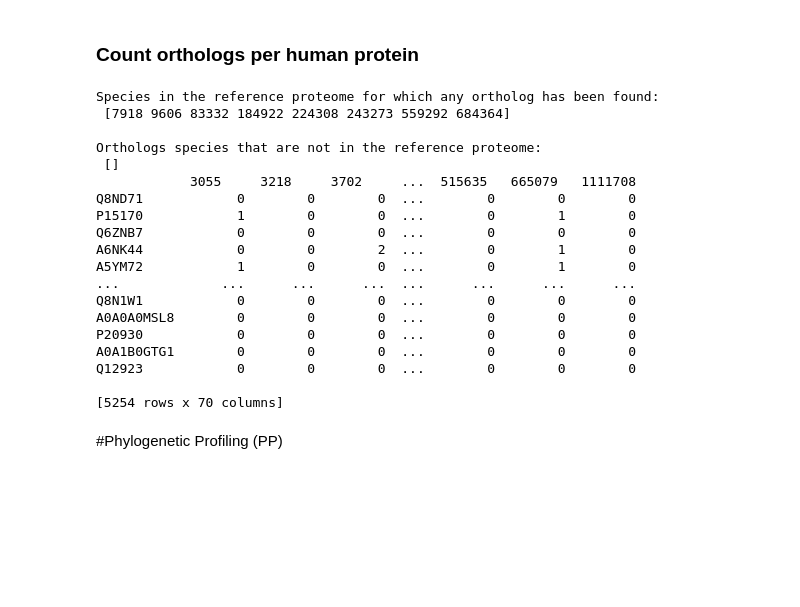
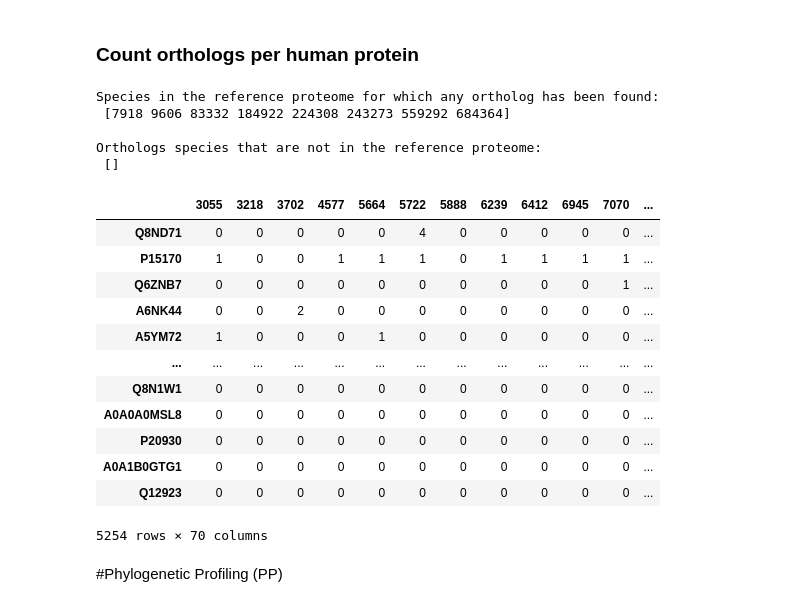
Before and after one commit to geovalexis/PP2GO, a Jupyter notebook: Methods.ipynb, the cells around one changed output. Saved outputs shown, nothing was run; the diff lists cells and outputs as text; code cells hidden in the pictures; blank space fills up the shorter version.

```diff
--- a/Methods.ipynb
+++ b/Methods.ipynb
@@ -414,47 +414,46 @@ print("\nOrthologs species that are not in the reference proteome:\n", np.setdif
 taxa = np.intersect1d(sub2sp["QfO_taxID"].unique(), human_orthologs["orthologs_taxID"].dropna().unique())
 proteins = human_orthologs["human_protein"].unique()
 matrix = {}
 for tax in taxa:
   tax_orthologs = human_orthologs[human_orthologs["orthologs_taxID"]==tax] # Orthologs between human and a specific specie
   matrix[tax] = []
   for protein in proteins:
     query = tax_orthologs["ortholog"].where(tax_orthologs["human_protein"]==protein).dropna() #To just count the nº of orthologs replace tolist() with count()
     if query.empty:
       matrix[tax].append([])
     else:
       matrix[tax].append(query.tolist())
 orthologs_matrix_df = pd.DataFrame(matrix, index=proteins)
 orthologs_counts_matrix = orthologs_matrix_df.applymap(lambda x: len(x))
 orthologs_counts_matrix.to_csv("drive/MyDrive/TFG/orthologs_counts_matrix.tsv", sep="\t", index=True, header=True)
-print(orthologs_counts_matrix)
+orthologs_counts_matrix
 
 # orthologs_counts_matrix[orthologs_counts_matrix[orthologs_counts_matrix[:]!=0].all(axis=1)] # Eliminar todas aquellas filas en las haya todo 0s
 
 # PARA PRUEBAS:
 # prova = ["Q8ND71", "Q7L211", "Q5JPI9"]
 # tax_orthologs = human_orthologs[human_orthologs["orthologs_taxID"]==9598]
 # print(tax_orthologs)
 # for protein in prova:
 #   print(tax_orthologs["ortholog"].where(tax_orthologs["human_protein"]==protein).dropna().tolist())
 # %% [output]
 Species in the reference proteome for which any ortholog has been found:
  [7918 9606 83332 184922 224308 243273 559292 684364]
 
 Orthologs species that are not in the reference proteome:
  []
-            3055     3218     3702     ...  515635   665079   1111708
-Q8ND71            0        0        0  ...        0        0        0
-P15170            1        0        0  ...        0        1        0
-Q6ZNB7            0        0        0  ...        0        0        0
-A6NK44            0        0        2  ...        0        1        0
-A5YM72            1        0        0  ...        0        1        0
-...             ...      ...      ...  ...      ...      ...      ...
-Q8N1W1            0        0        0  ...        0        0        0
-A0A0A0MSL8        0        0        0  ...        0        0        0
-P20930            0        0        0  ...        0        0        0
-A0A1B0GTG1        0        0        0  ...        0        0        0
-Q12923            0        0        0  ...        0        0        0
-
-[5254 rows x 70 columns]
+|  | 3055 | 3218 | 3702 | 4577 | 5664 | 5722 | 5888 | 6239 | 6412 | 6945 | 7070 | ... |
+| Q8ND71 | 0 | 0 | 0 | 0 | 0 | 4 | 0 | 0 | 0 | 0 | 0 | ... |
+| P15170 | 1 | 0 | 0 | 1 | 1 | 1 | 0 | 1 | 1 | 1 | 1 | ... |
+| Q6ZNB7 | 0 | 0 | 0 | 0 | 0 | 0 | 0 | 0 | 0 | 0 | 1 | ... |
+| A6NK44 | 0 | 0 | 2 | 0 | 0 | 0 | 0 | 0 | 0 | 0 | 0 | ... |
+| A5YM72 | 1 | 0 | 0 | 0 | 1 | 0 | 0 | 0 | 0 | 0 | 0 | ... |
+| ... | ... | ... | ... | ... | ... | ... | ... | ... | ... | ... | ... | ... |
+| Q8N1W1 | 0 | 0 | 0 | 0 | 0 | 0 | 0 | 0 | 0 | 0 | 0 | ... |
+| A0A0A0MSL8 | 0 | 0 | 0 | 0 | 0 | 0 | 0 | 0 | 0 | 0 | 0 | ... |
+| P20930 | 0 | 0 | 0 | 0 | 0 | 0 | 0 | 0 | 0 | 0 | 0 | ... |
+| A0A1B0GTG1 | 0 | 0 | 0 | 0 | 0 | 0 | 0 | 0 | 0 | 0 | 0 | ... |
+| Q12923 | 0 | 0 | 0 | 0 | 0 | 0 | 0 | 0 | 0 | 0 | 0 | ... |
+5254 rows × 70 columns
 # %% [markdown]
 #Phylogenetic Profiling (PP)
```
Also changed, not shown: parts of 4 cells of this notebook.
